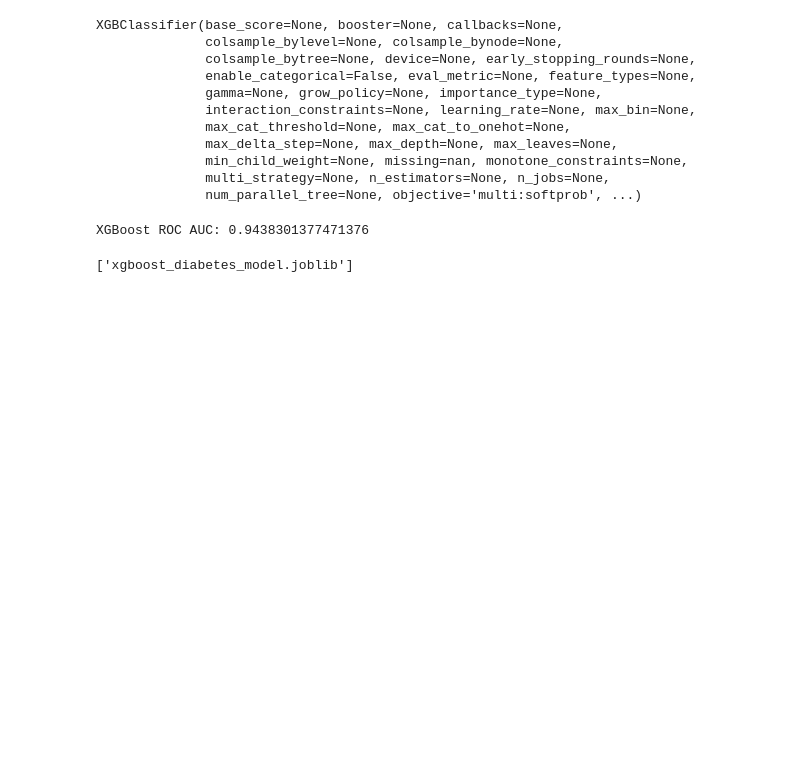
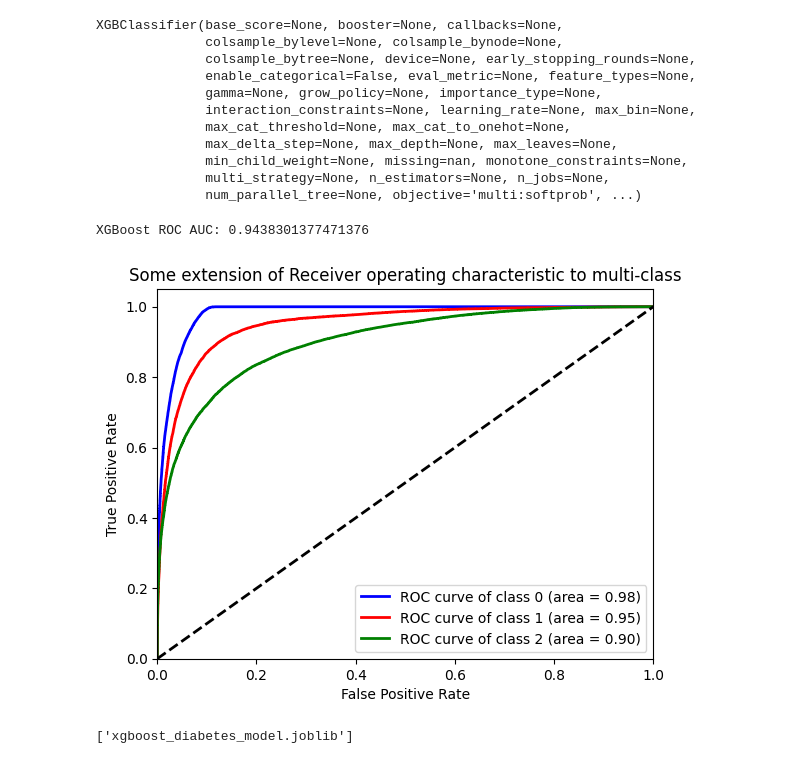
Before and after one commit to EugeneJosephCruz/Health-Indicators, a Jupyter notebook: notebooks/omar.ipynb, the cells around one changed output. Saved outputs shown, nothing was run; the diff lists cells and outputs as text; code cells hidden in the pictures; blank space fills up the shorter version.

```diff
--- a/notebooks/omar.ipynb
+++ b/notebooks/omar.ipynb
@@ -86,12 +128,73 @@ XGBClassifier(base_score=None, booster=None, callbacks=None,
 # %%
 # Predict probabilities for the test set
 y_pred_xgb_proba = xgb.predict_proba(X_test_scaled)
-# %%
-# Calculate the ROC AUC score using the predicted probabilities
-roc_auc_xgb = roc_auc_score(y_test, y_pred_xgb_proba, multi_class='ovr', average='weighted')
-print(f'XGBoost ROC AUC: {roc_auc_xgb}')
-# %% [output]
-XGBoost ROC AUC: 0.9438301377471376
+# %%
+from sklearn.metrics import roc_auc_score
+from sklearn.preprocessing import label_binarize
+
+# Binarize the labels for multi-class problem
+y_test_binarized = label_binarize(y_test, classes=[0, 1, 2])  # Update the classes with your actual classes
+
+# Calculate the predicted probabilities for each class
+y_pred_xgb_proba = xgb_model.predict_proba(X_test_scaled)
+
+# Calculate the ROC AUC score using the predicted probabilities
+# For multi-class, you need to calculate the metrics for each class and take the average
+roc_auc_xgb = roc_auc_score(y_test_binarized, y_pred_xgb_proba, multi_class='ovr', average='weighted')
+print(f'XGBoost ROC AUC: {roc_auc_xgb}')
+# %% [output]
+XGBoost ROC AUC: 0.9438301377471376
+# %%
+from sklearn.metrics import roc_curve, auc
+import matplotlib.pyplot as plt
+from sklearn.preprocessing import label_binarize
+import numpy as np
+
+# Assuming y_pred_xgb_proba is the predicted probability for each class from XGBoost
+# And y_test is your true class labels
+
+# Binarize the output for multiclass ROC
+y_test_bin = label_binarize(y_test, classes=np.unique(y_test))
+n_classes = y_test_bin.shape[1]
+
+# Compute ROC curve and ROC area for each class
+fpr = dict()
+tpr = dict()
+roc_auc = dict()
+for i in range(n_classes):
+    fpr[i], tpr[i], _ = roc_curve(y_test_bin[:, i], y_pred_xgb_proba[:, i])
+    roc_auc[i] = auc(fpr[i], tpr[i])
+
+# Aggregate all false positive rates
+all_fpr = np.unique(np.concatenate([fpr[i] for i in range(n_classes)]))
+
+# Then interpolate all ROC curves at these points
+mean_tpr = np.zeros_like(all_fpr)
+for i in range(n_classes):
+    mean_tpr += np.interp(all_fpr, fpr[i], tpr[i])
+
+# Finally average it and compute AUC
+mean_tpr /= n_classes
+
+# Plot all ROC curves
+plt.figure()
+
+colors = ['blue', 'red', 'green']
+for i, color in zip(range(n_classes), colors):
+    plt.plot(fpr[i], tpr[i], color=color, lw=2,
+             label='ROC curve of class {0} (area = {1:0.2f})'
+             ''.format(i, roc_auc[i]))
+
+plt.plot([0, 1], [0, 1], 'k--', lw=2)
+plt.xlim([0.0, 1.0])
+plt.ylim([0.0, 1.05])
+plt.xlabel('False Positive Rate')
+plt.ylabel('True Positive Rate')
+plt.title('Some extension of Receiver operating characteristic to multi-class')
+plt.legend(loc="lower right")
+plt.show()
+# %% [output]
+[figure, added]
 # %%
 from joblib import dump
 
```
Also changed, not shown: parts of 1 cell of this notebook.
